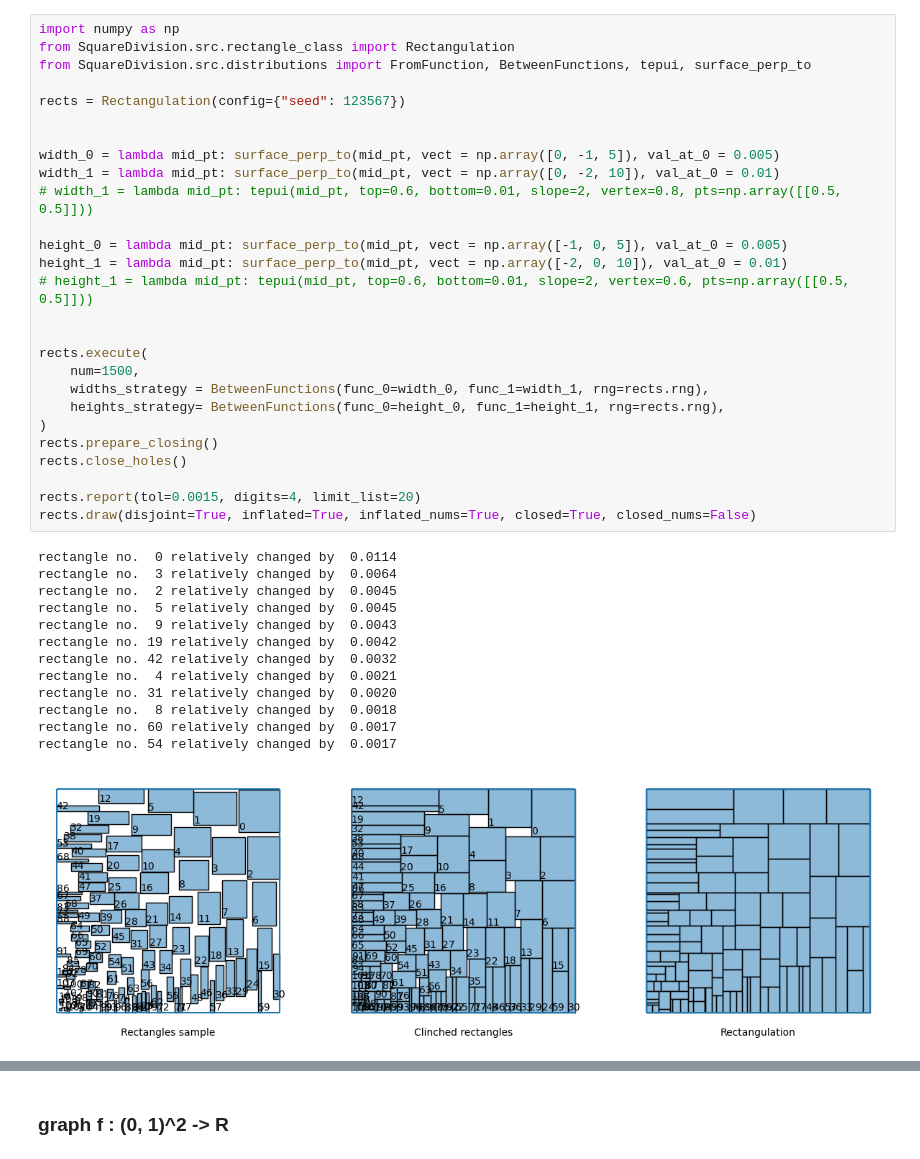
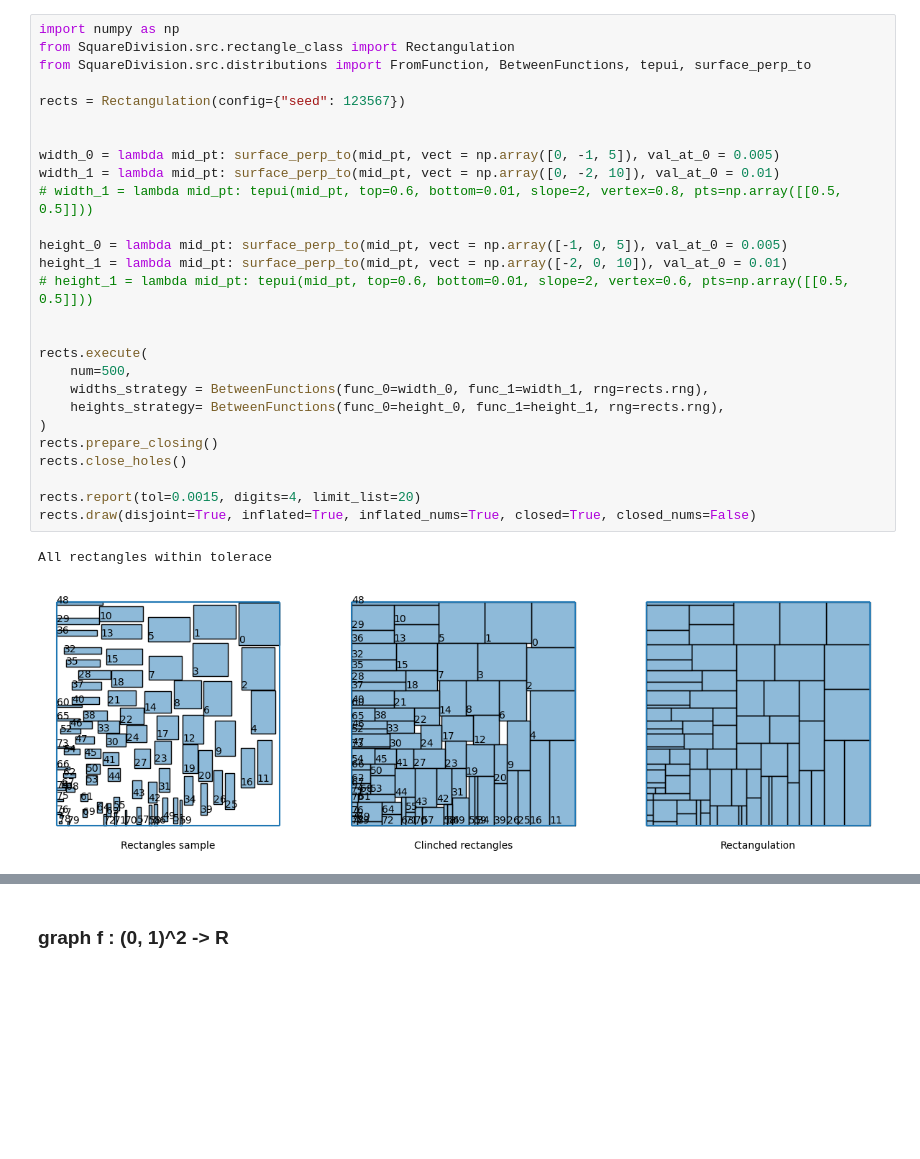
Before and after one commit to Polatucha16/SquareDivision, a Jupyter notebook: square_division_example.ipynb, the cells around one changed output, grey strips where cells are left out. Saved outputs shown, nothing was run; the diff lists cells and outputs as text; blank space fills up the shorter version.

```diff
--- a/square_division_example.ipynb
+++ b/square_division_example.ipynb
@@ -1,41 +1,30 @@
 # %%
 import numpy as np
 from SquareDivision.src.rectangle_class import Rectangulation
 from SquareDivision.src.distributions import FromFunction, BetweenFunctions, tepui, surface_perp_to
 
 rects = Rectangulation(config={"seed": 123567})
 
 
 width_0 = lambda mid_pt: surface_perp_to(mid_pt, vect = np.array([0, -1, 5]), val_at_0 = 0.005)
 width_1 = lambda mid_pt: surface_perp_to(mid_pt, vect = np.array([0, -2, 10]), val_at_0 = 0.01)
 # width_1 = lambda mid_pt: tepui(mid_pt, top=0.6, bottom=0.01, slope=2, vertex=0.8, pts=np.array([[0.5, 0.5]]))
 
 height_0 = lambda mid_pt: surface_perp_to(mid_pt, vect = np.array([-1, 0, 5]), val_at_0 = 0.005)
 height_1 = lambda mid_pt: surface_perp_to(mid_pt, vect = np.array([-2, 0, 10]), val_at_0 = 0.01)
 # height_1 = lambda mid_pt: tepui(mid_pt, top=0.6, bottom=0.01, slope=2, vertex=0.6, pts=np.array([[0.5, 0.5]]))
 
 
 rects.execute(
-    num=1500,
+    num=500,
     widths_strategy = BetweenFunctions(func_0=width_0, func_1=width_1, rng=rects.rng),
     heights_strategy= BetweenFunctions(func_0=height_0, func_1=height_1, rng=rects.rng),
 )
 rects.prepare_closing()
 rects.close_holes()
 
 rects.report(tol=0.0015, digits=4, limit_list=20)
 rects.draw(disjoint=True, inflated=True, inflated_nums=True, closed=True, closed_nums=False)
 # %% [output]
-rectangle no.  0 relatively changed by  0.0114
-rectangle no.  3 relatively changed by  0.0064
-rectangle no.  2 relatively changed by  0.0045
-rectangle no.  5 relatively changed by  0.0045
-rectangle no.  9 relatively changed by  0.0043
-rectangle no. 19 relatively changed by  0.0042
-rectangle no. 42 relatively changed by  0.0032
-rectangle no.  4 relatively changed by  0.0021
-rectangle no. 31 relatively changed by  0.0020
-rectangle no.  8 relatively changed by  0.0018
-rectangle no. 60 relatively changed by  0.0017
-rectangle no. 54 relatively changed by  0.0017
+All rectangles within tolerace
-[figure, old version]
+[figure, new version]
```
Also changed, not shown: parts of 21 cells of this notebook.
